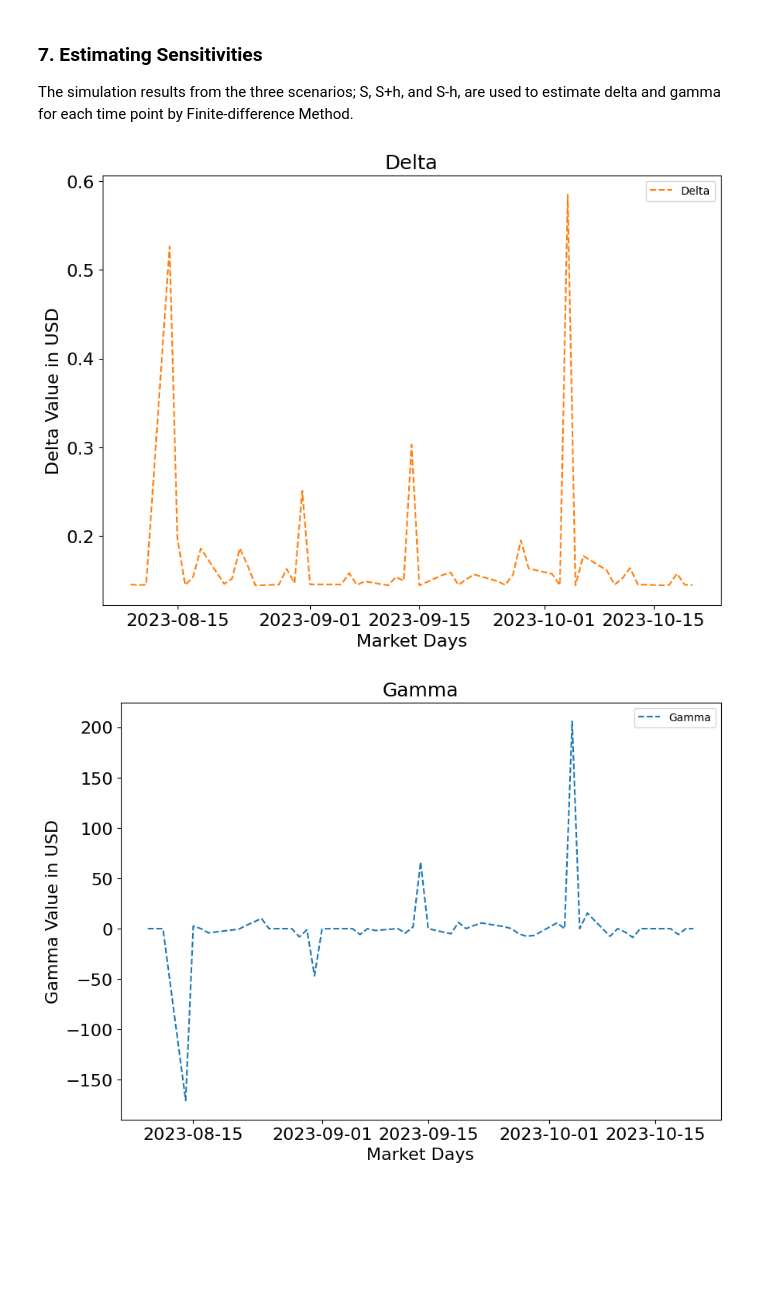
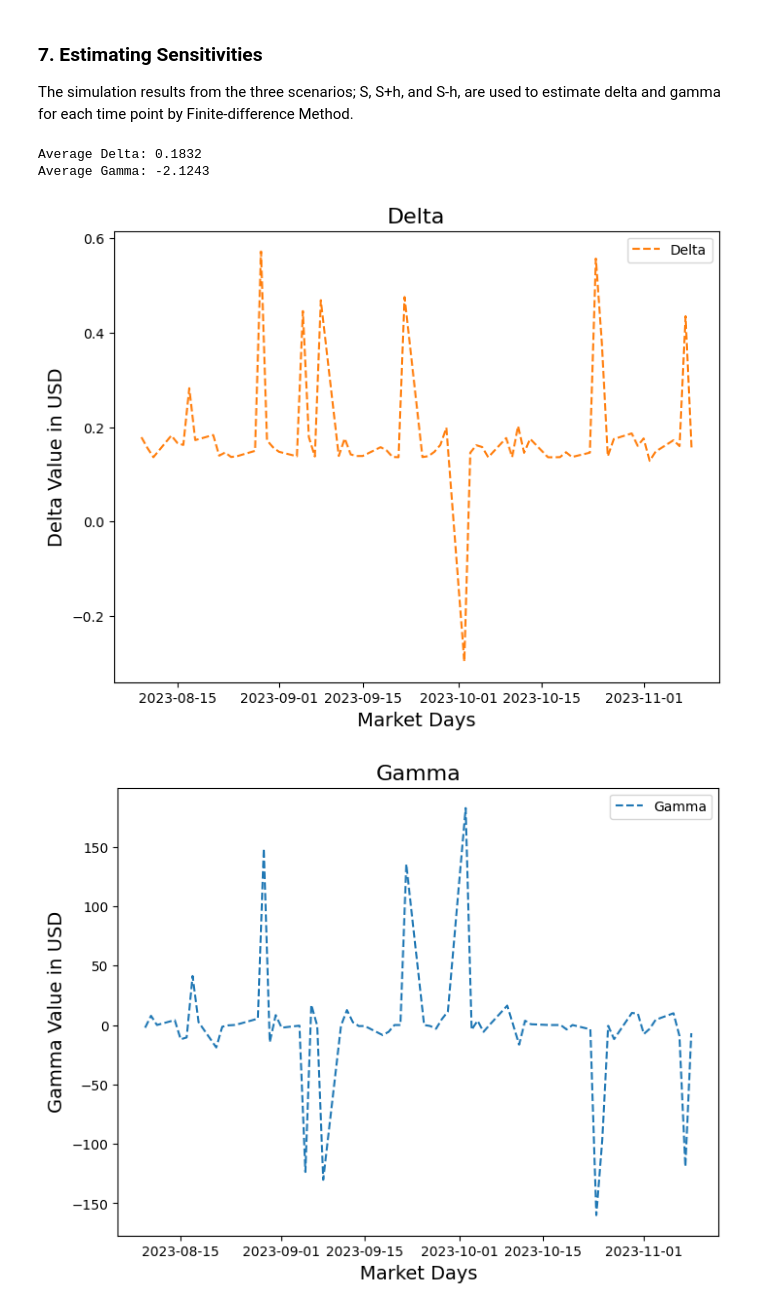
Before and after one commit to RahulG1309/MH4518, a Jupyter notebook: simulations/Black_Scholes.ipynb, the cells around one changed output. Cells and saved outputs as stored; diff of their text form; code cells hidden in the pictures; blank space fills up the shorter version.

```diff
--- a/simulations/Black_Scholes.ipynb
+++ b/simulations/Black_Scholes.ipynb
@@ -96,9 +117,9 @@ def calculate_payoff(S_path, Y_0 = 1000, rate = 0.0985, years = 3):
     '''
     S_0 = 3790.38   # From factsheet
     S_T = S_path[-1]
-    S_t1 = find_trigger_price(S_path, trigger = 0.90*S_0)   # 3,411.3420
-    S_t2 = find_trigger_price(S_path, trigger = 0.85*S_0)   # 3,221.8230
-    S_t3 = find_trigger_price(S_path, trigger = 0.80*S_0)   # 3,032.3040
+    S_t1 = find_trigger_price(S_path, trigger = 3411.3420)   # 0.90 * S_0
+    S_t2 = find_trigger_price(S_path, trigger = 3221.8230)   # 0.85 * S_0
+    S_t3 = find_trigger_price(S_path, trigger = 3032.3040)   # 0.80 * S_0
 
     # Edge Case
     if(S_t3 == 0 or S_t2 == 0 or S_t1 == 0):
@@ -600,25 +770,28 @@ for date, prices in zip(simulation_dates, backtest_windows):
   delta = len(product_lifetime[date:])
   tau = delta / 252
   curve_fit = curves[date_index]
-  r = curve_fit(tau)/100
+  r_yearly = curve_fit(tau)/100
 
   # Calulcate mu and sigma (we discard mu)
   _, sigma = get_lognormal_statistics(prices, delta_t)
 
-  # Set h (CHECK THIS)
-  #h = 0.005
-  h = prices[-1] * (10**(-6))
+  # IMPORTANT: Adjust the interest rate based on dividends
+  r_adjusted_yearly = r_yearly - get_dividend_rate(date)/100
+  r_adjusted_daily = r_adjusted_yearly / 252
+
+  # CHECK: Set h (0.005 worked well)
+  h = 0.005
 
   # Simulate prices and base payoffs
-  simulated_prices, simulated_prices_plus_h, simulated_prices_minus_h = simulate_GBM_finite_difference(num_sim, prices[-1], r, sigma, delta_t, tau, Z=Z_matrix[date_index], h=h)
+  simulated_prices, simulated_prices_plus_h, simulated_prices_minus_h = simulate_GBM_finite_difference(num_sim, prices[-1], r_adjusted_daily, sigma, delta_t, tau, Z=Z_matrix[date_index], h=h)
   payoffs = np.apply_along_axis(func1d=calculate_payoff, axis=1, arr=simulated_prices)
   payoffs_plus_h = np.apply_along_axis(func1d=calculate_payoff, axis=1, arr=simulated_prices_plus_h)
   payoffs_minus_h = np.apply_along_axis(func1d=calculate_payoff, axis=1, arr=simulated_prices_minus_h)
 
   # Caclulate and collect expected values
-  expected_value = np.exp(-r*tau)*np.mean(payoffs)
-  expected_value_plus_h = np.exp(-r*tau)*np.mean(payoffs_plus_h)
-  expected_value_minus_h = np.exp(-r*tau)*np.mean(payoffs_minus_h)
+  expected_value = np.exp(-r_adjusted_yearly*tau) * np.mean(payoffs)
+  expected_value_plus_h = np.exp(-r_adjusted_yearly*tau) * np.mean(payoffs_plus_h)
+  expected_value_minus_h = np.exp(-r_adjusted_yearly*tau) * np.mean(payoffs_minus_h)
 
   # Compute Delta and Gamma (using FDM)
   delta = (expected_value_plus_h - expected_value_minus_h)/(2*h)
@@ -632,29 +805,29 @@ greeks_results = pd.DataFrame(index=simulation_dates)
 greeks_results['Delta'] = GBM_deltas
 greeks_results['Gamma'] = GBM_gammas
 
-print('Delta: ', np.mean(GBM_deltas), '\nGamma: ', np.mean(GBM_gammas))
+print(f"Average Delta: {np.mean(GBM_deltas):.4f}")
+print(f"Average Gamma: {np.mean(GBM_gammas):.4f}")
+# %% [output]
+Average Delta: 0.1832
+Average Gamma: -2.1243
 # %%
 # Plot Delta
-plt.figure(figsize=(10, 7))
+plt.figure(figsize=(8, 6))
 plt.plot(greeks_results.index, greeks_results['Delta'], label='Delta', color='tab:orange', linestyle='--')
-plt.title('Delta', fontsize=18)
-plt.xlabel('Market Days', fontsize=16)
-plt.ylabel('Delta Value in USD', fontsize=16)
-plt.tick_params(axis='x', labelsize=16)
-plt.tick_params(axis='y', labelsize=16)
+plt.title('Delta', fontsize=16)
+plt.xlabel('Market Days', fontsize=14)
+plt.ylabel('Delta Value in USD', fontsize=14)
 plt.legend()
 plt.show()
 
 # Plot Gamma
-plt.figure(figsize=(10, 7))
+plt.figure(figsize=(8, 6))
 plt.plot(greeks_results.index, greeks_results['Gamma'], label='Gamma', color='tab:blue', linestyle='--')
-plt.title('Gamma', fontsize=18)
-plt.xlabel('Market Days', fontsize=16)
-plt.ylabel('Gamma Value in USD', fontsize=16)
-plt.tick_params(axis='x', labelsize=16)
-plt.tick_params(axis='y', labelsize=16)
+plt.title('Gamma', fontsize=16)
+plt.xlabel('Market Days', fontsize=14)
+plt.ylabel('Gamma Value in USD', fontsize=14)
 plt.legend()
 plt.show()
 # %% [output]
-[figure, old version]
+[figure, new version]
-[figure, old version]
+[figure, new version]
```
Also changed, not shown: parts of 42 cells of this notebook, 4 other files.
